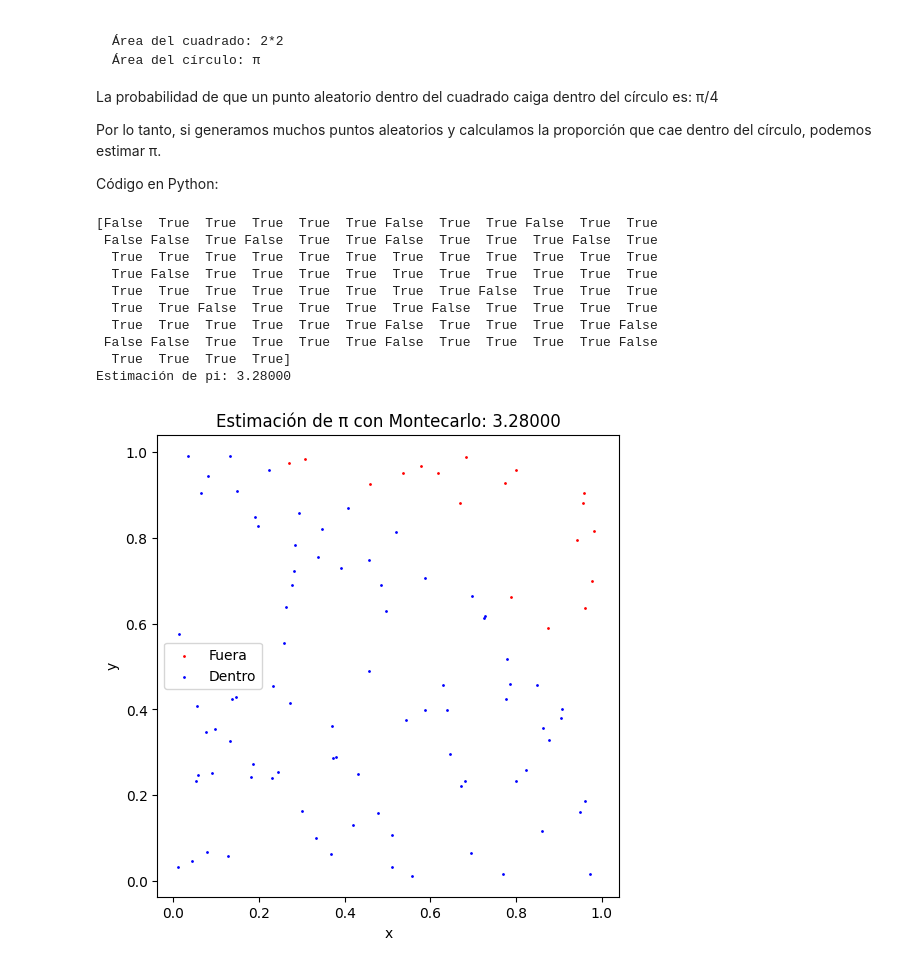
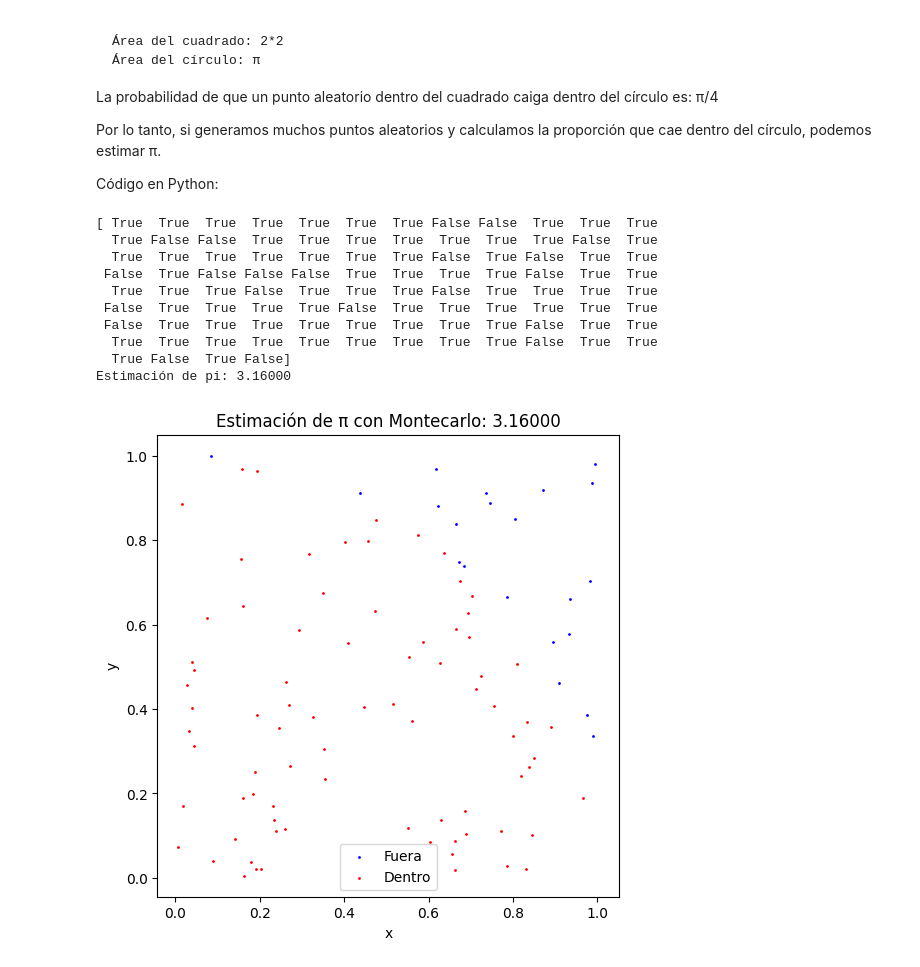
Before and after one commit to Reconocimiento-de-patrones-UNQ/Clase1, a Jupyter notebook: viernes30.ipynb, the cells around one changed output. Drawn from its saved outputs; the diff is of its cells as text; code cells hidden in the pictures.

```diff
--- a/viernes30.ipynb
+++ b/viernes30.ipynb
@@ -390,36 +394,36 @@ Código en Python:
 # %%
 import numpy as np
 import matplotlib.pyplot as plt
 
 N = 100
 x = np.random.rand(N)# Números aleatorios entre 0 y 1 (simulan puntos en el primer cuadrante)
 y = np.random.rand(N)
 inside = x**2 + y**2 <= 1# Todos los puntos que están a una distancia igual a 1 del origen (es decir, que cumplen x2+y2=1) forman un círculo de radio 1.
 print (inside)
 pi_estimate = 4 * np.sum(inside) / N
 print(f"Estimación de pi: {pi_estimate:.5f}")
 
 plt.figure(figsize=(6, 6))
-plt.scatter(x[~inside], y[~inside], color='red', s=1, label='Fuera')
-plt.scatter(x[inside], y[inside], color='blue', s=1, label='Dentro')
+plt.scatter(x[~inside], y[~inside], color='blue', s=1, label='Fuera')
+plt.scatter(x[inside], y[inside], color='red', s=1, label='Dentro')
 plt.legend()
 plt.title(f"Estimación de π con Montecarlo: {pi_estimate:.5f}")
 plt.xlabel("x")
 plt.ylabel("y")
 plt.axis('square')
 plt.show()
 # %% [output]
-[False  True  True  True  True  True False  True  True False  True  True
- False False  True False  True  True False  True  True  True False  True
-  True  True  True  True  True  True  True  True  True  True  True  True
-  True False  True  True  True  True  True  True  True  True  True  True
-  True  True  True  True  True  True  True  True False  True  True  True
-  True  True False  True  True  True  True False  True  True  True  True
-  True  True  True  True  True  True False  True  True  True  True False
- False False  True  True  True  True False  True  True  True  True False
-  True  True  True  True]
-Estimación de pi: 3.28000
+[ True  True  True  True  True  True  True False False  True  True  True
+  True False False  True  True  True  True  True  True  True False  True
+  True  True  True  True  True  True  True False  True False  True  True
+ False  True False False False  True  True  True  True False  True  True
+  True  True  True False  True  True  True False  True  True  True  True
+ False  True  True  True  True False  True  True  True  True  True  True
+ False  True  True  True  True  True  True  True  True False  True  True
+  True  True  True  True  True  True  True  True  True False  True  True
+  True False  True False]
+Estimación de pi: 3.16000
-[figure, old version]
+[figure, new version]
 # %% [markdown]
 
 ---
```
Also changed, not shown: parts of 2 cells of this notebook.
